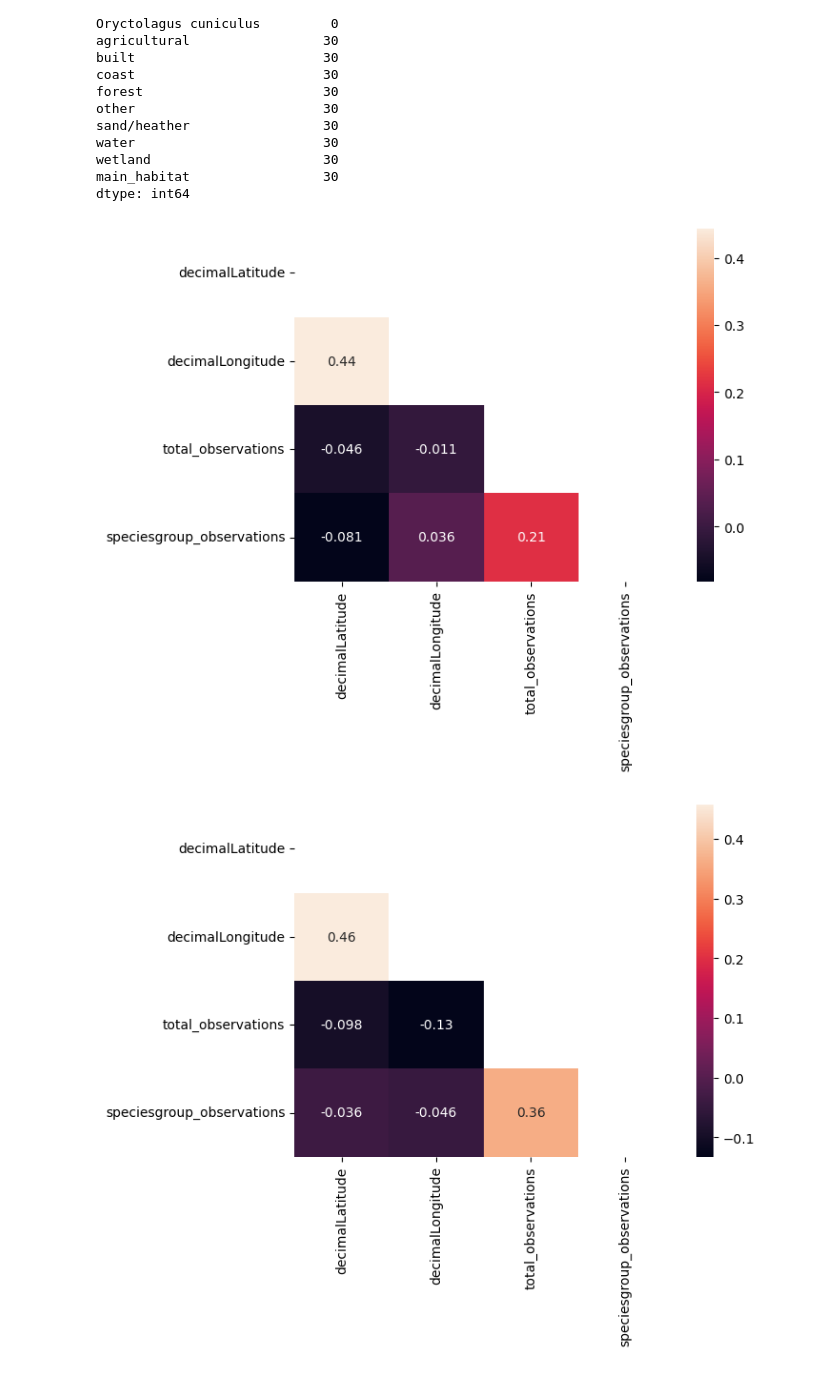
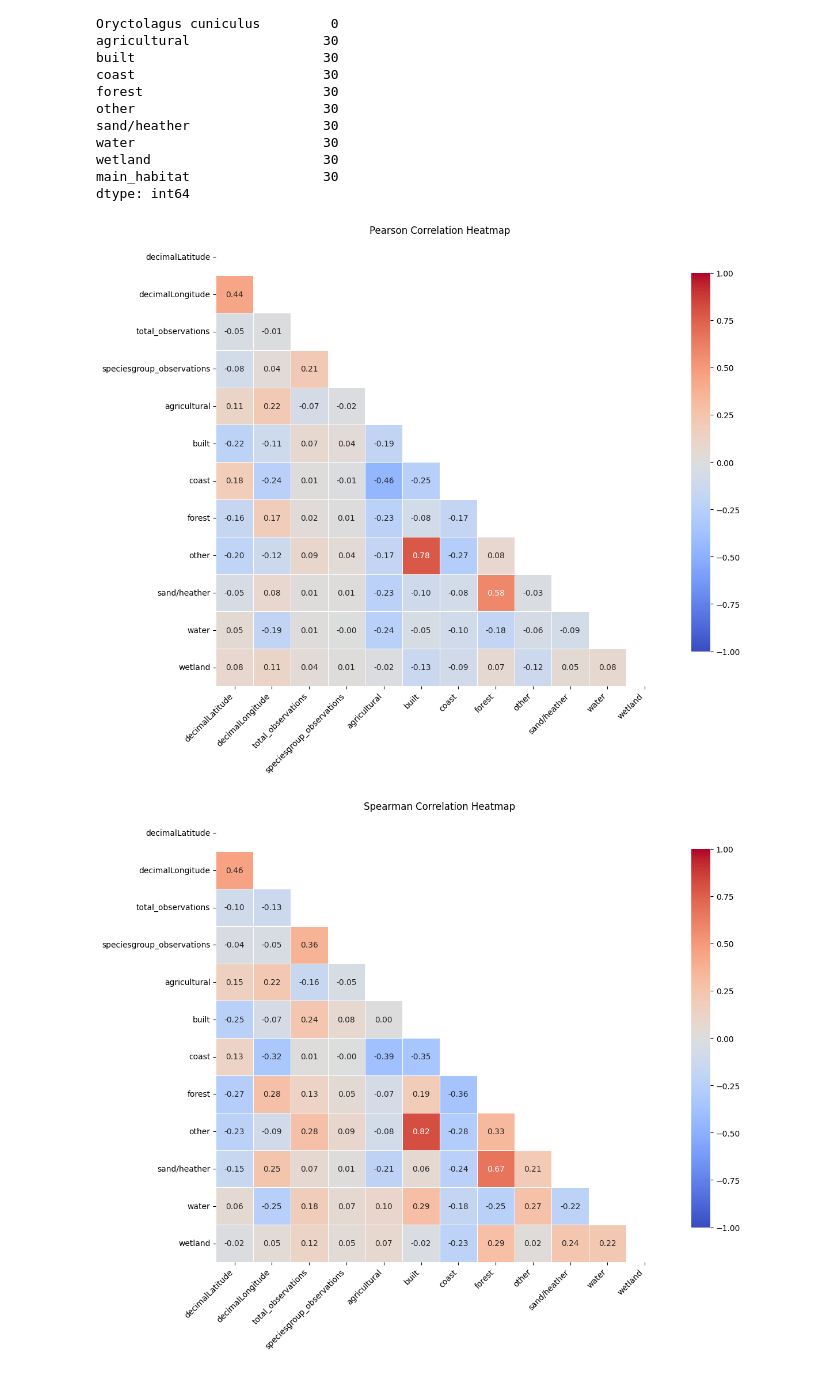
Before and after one commit to Sannebeast/Rabbitions, a Jupyter notebook: notebooks/project.ipynb, the cells around one changed output. Cells and saved outputs as stored; diff of their text form; code cells hidden in the pictures.

Commit message:
fix heatmap

```diff
--- a/notebooks/project.ipynb
+++ b/notebooks/project.ipynb
@@ -139,15 +141,52 @@ wetland                      30
 main_habitat                 30
 dtype: int64
 # %%
-import seaborn as sns
-import numpy as np
 # Display only half of the correlation matrix
-mask = np.triu(np.ones_like(df.corr(numeric_only=True, method='pearson'), dtype=bool))
-sns.heatmap(df.corr(numeric_only=True, method='pearson'), annot=True, mask=mask)
+corr_pearson = df.corr(numeric_only=True, method="pearson")
+corr_spearman = df.corr(numeric_only=True, method="spearman")
+
+mask = np.triu(np.ones_like(corr_pearson, dtype=bool))
+
+plt.figure(figsize=(12, 10))
+sns.heatmap(
+    corr_pearson,
+    mask=mask,
+    cmap="coolwarm",
+    vmin=-1,
+    vmax=1,
+    center=0,
+    annot=True,
+    fmt=".2f",
+    linewidths=0.5,
+    square=True,
+    cbar_kws={"shrink": 0.8}
+)
+plt.title("Pearson Correlation Heatmap")
+plt.xticks(rotation=45, ha="right")
+plt.yticks(rotation=0)
+plt.tight_layout()
 plt.show()
 
-sns.heatmap(df.corr(numeric_only=True, method='spearman'), annot=True, mask=mask)
+
+plt.figure(figsize=(12, 10))
+sns.heatmap(
+    corr_spearman,
+    mask=mask,
+    cmap="coolwarm",
+    vmin=-1,
+    vmax=1,
+    center=0,
+    annot=True,
+    fmt=".2f",
+    linewidths=0.5,
+    square=True,
+    cbar_kws={"shrink": 0.8}
+)
+plt.title("Spearman Correlation Heatmap")
+plt.xticks(rotation=45, ha="right")
+plt.yticks(rotation=0)
+plt.tight_layout()
 plt.show()
 # %% [output]
-[figure, old version]
+[figure, new version]
-[figure, old version]
+[figure, new version]
```
Also changed, not shown: parts of 2 cells of this notebook.
